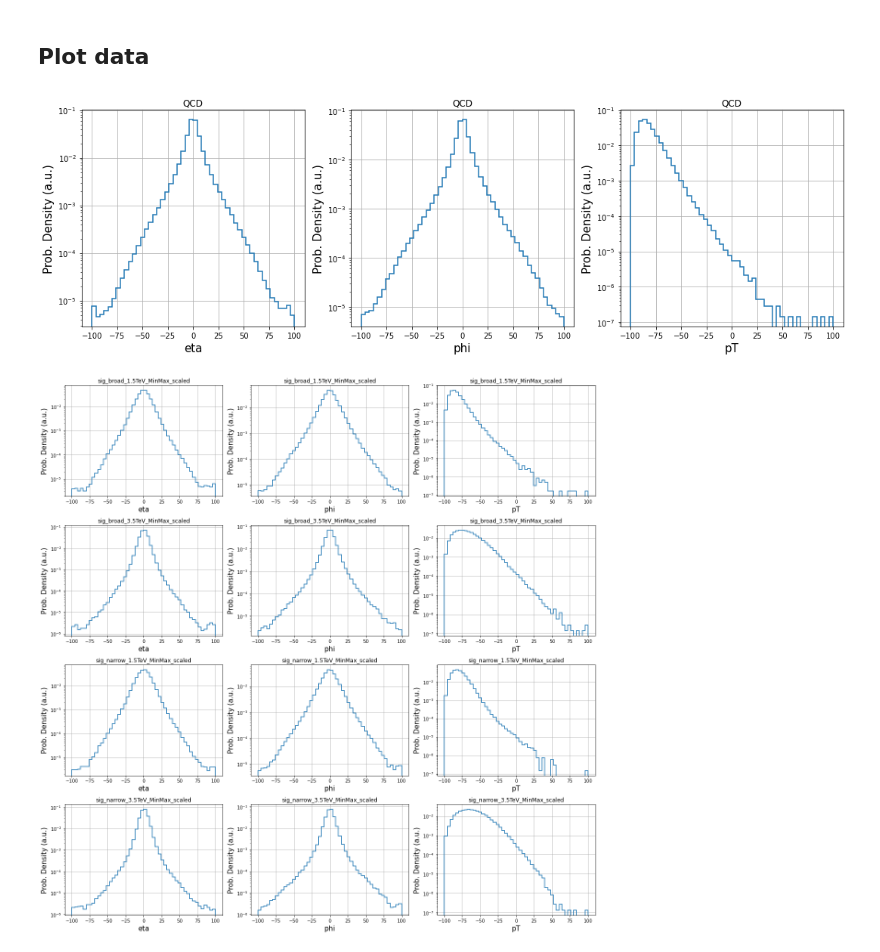
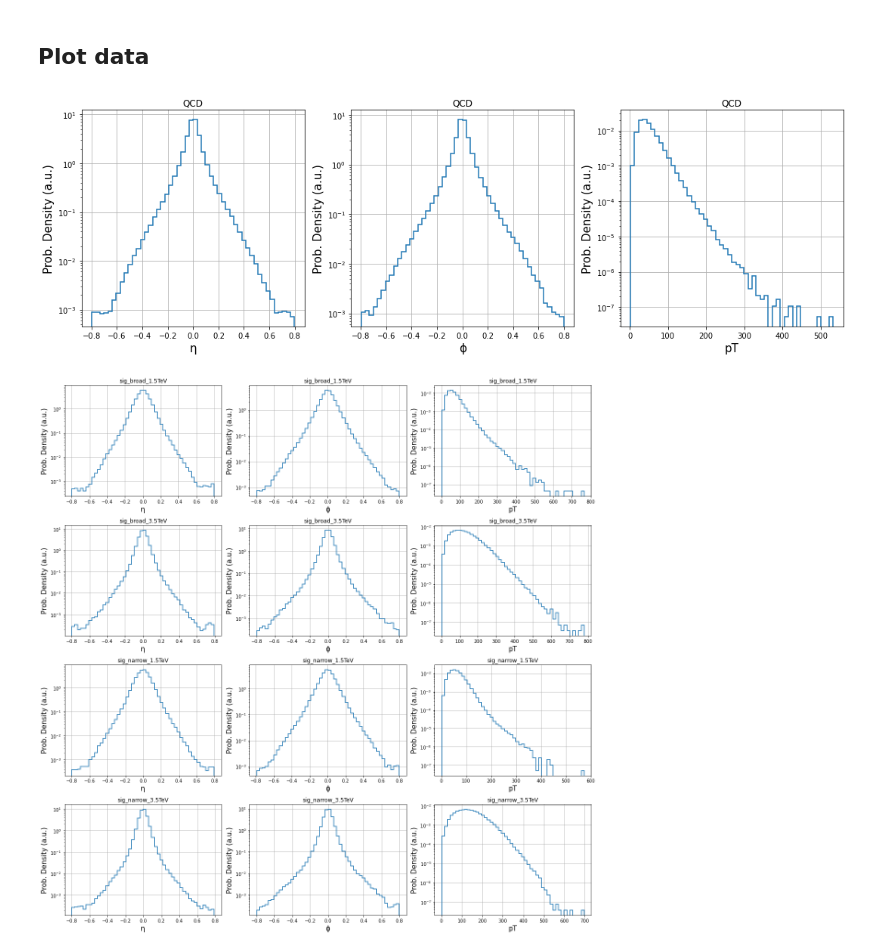
Before and after one commit to muHashh/CERN-Anomaly-Detection, a Jupyter notebook: src/plots/visualise_data.ipynb, the cells around one changed output. Saved outputs shown, nothing was run; the diff lists cells and outputs as text; code cells hidden in the pictures.

```diff
--- a/src/plots/visualise_data.ipynb
+++ b/src/plots/visualise_data.ipynb
@@ -13,10 +13,10 @@ from sklearn.preprocessing import MinMaxScaler
 # %% [markdown]
 ## A single event is shown with each event having 16 particles and 3 features for each particle
 # %%
-signals_loc = glob.glob("../signals_norm2/*")
-dataset_loc = glob.glob("../dataset_norm2/dataset.h5")
+signals_loc = glob.glob("../signals/*")
+dataset_loc = glob.glob("../dataset/dataset.h5")
 
-features = ["eta", "phi", "pT"]
+features = ("η", "ϕ", "pT")
 # %% [markdown]
 ## Plot data
 # %%
@@ -28,7 +28,6 @@ def plot_data(ax, title, feature_index, feature_column, input_featurenames):
     ax.set_title(title)
     ax.grid(True)
 # %%
-axs = []
 fig, axs = plt.subplots(1,3, figsize=(15,5))
 for f in dataset_loc:
     data = h5py.File(f, 'r')["x_test"][()]
@@ -38,16 +37,15 @@ for f in dataset_loc:
 fig.tight_layout()
 plt.show()
 # %% [output]
-[figure, old version]
+[figure, new version]
 # %%
-axs = []
 fig, axs = plt.subplots(len(signals_loc), len(features), figsize=(17,17))
 for i, f in enumerate(signals_loc):
     data = h5py.File(f, 'r')["jetConstituentsList"][()]
     for j in range(len(features)):
         plot_data(axs[i][j], Path(f).stem, j, data[:,:,j], features)
 
 fig.tight_layout()
 plt.show()
 # %% [output]
-[figure, old version]
+[figure, new version]
```
Also changed, not shown: 1 other file.
